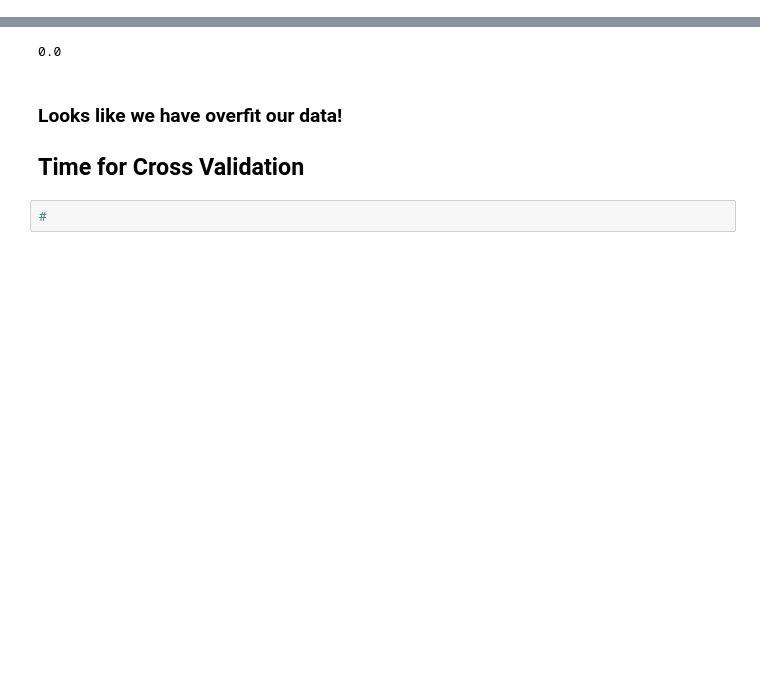
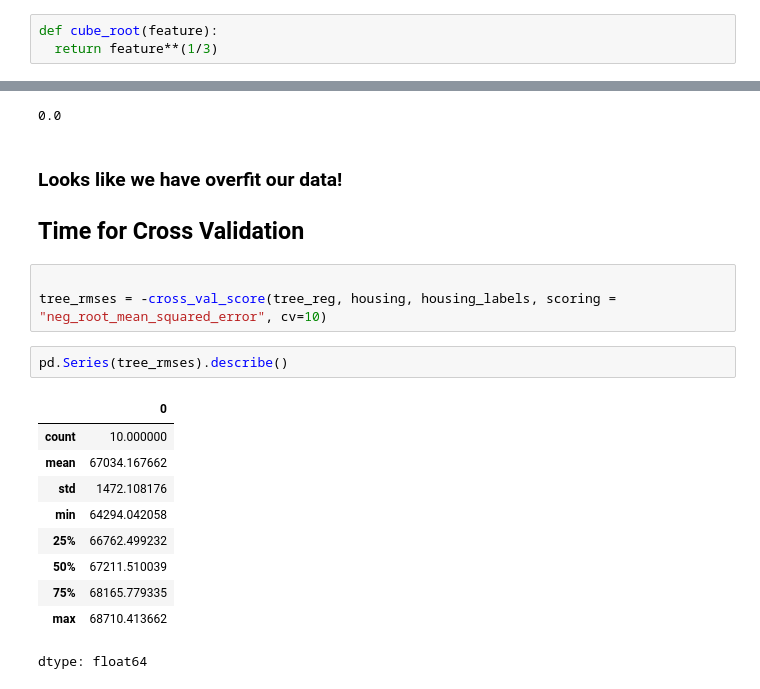
Before and after one commit to chabazite/HOML_practice, a Jupyter notebook: 02_housing_prices.ipynb, the cells around one changed output, grey strips where cells are left out. Drawn from its saved outputs; the diff is of its cells as text; blank space fills up the shorter version.

```diff
--- a/02_housing_prices.ipynb
+++ b/02_housing_prices.ipynb
@@ -467,3 +474,6 @@ predictions
 # %% [output]
 array([131997.15275877, 299359.35844434, 146023.37185694, 138840.33653057,
        192016.61557639])
+# %%
+def cube_root(feature):
+  return feature**(1/3)
@@ -742,5 +746,19 @@ tree_rmse
 # %% [markdown]
 ### Looks like we have overfit our data!
 ## Time for Cross Validation
-# %%
-#
+# %%
+
+tree_rmses = -cross_val_score(tree_reg, housing, housing_labels, scoring = "neg_root_mean_squared_error", cv=10)
+# %%
+pd.Series(tree_rmses).describe()
+# %% [output]
+|  | 0 |
+| count | 10.000000 |
+| mean | 67034.167662 |
+| std | 1472.108176 |
+| min | 64294.042058 |
+| 25% | 66762.499232 |
+| 50% | 67211.510039 |
+| 75% | 68165.779335 |
+| max | 68710.413662 |
+dtype: float64
```
Also changed, not shown: parts of 49 cells of this notebook.
